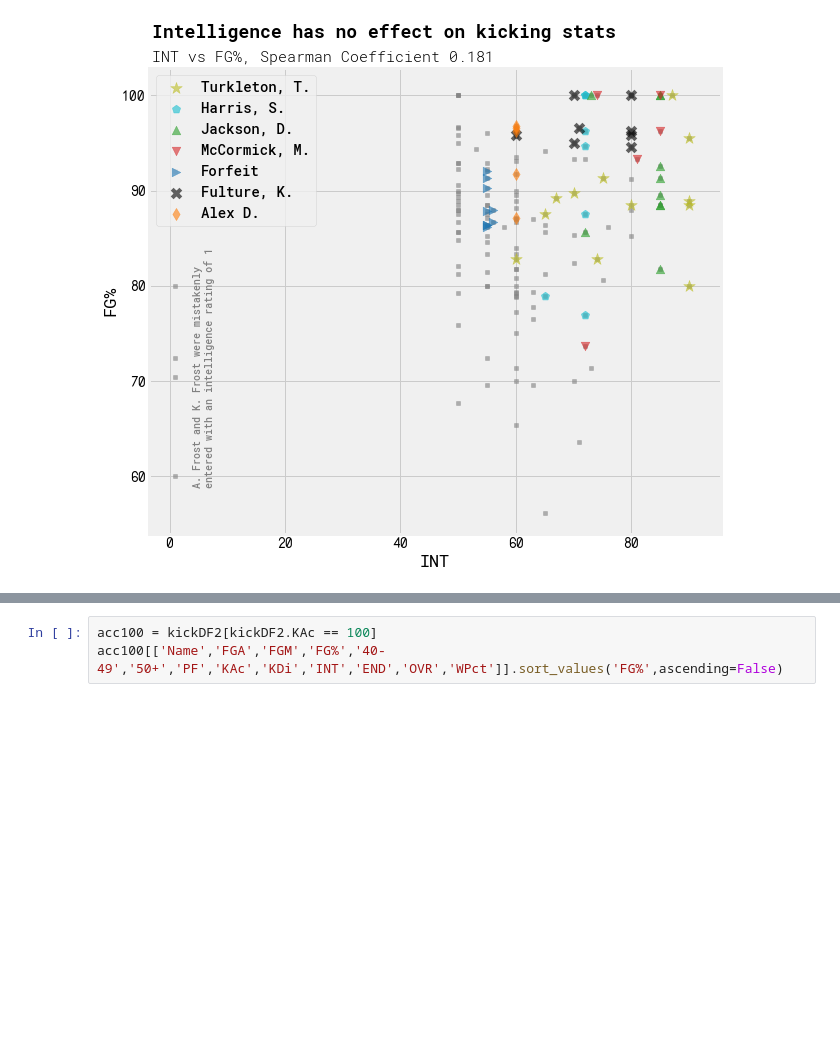
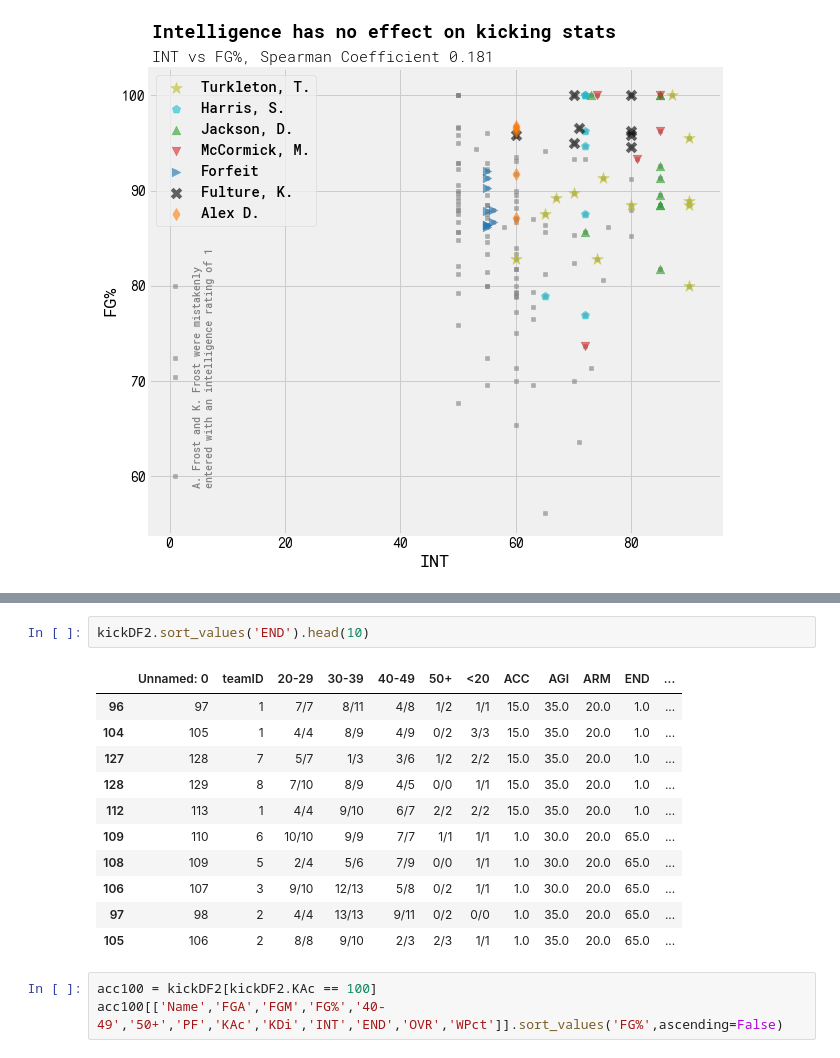
Before and after one commit to infinitempg/kicker-correlations, a Jupyter notebook: analysis.ipynb, the cells around one changed output, grey strips where cells are left out. Cells and saved outputs as stored; diff of their text form; blank space fills up the shorter version.

```diff
--- a/analysis.ipynb
+++ b/analysis.ipynb
@@ -268,3 +323,17 @@ plt.show()
+# %%
+kickDF2.sort_values('END').head(10)
+# %% [output]
+|  | Unnamed: 0 | teamID | 20-29 | 30-39 | 40-49 | 50+ | <20 | ACC | AGI | ARM | END | ... |
+| 96 | 97 | 1 | 7/7 | 8/11 | 4/8 | 1/2 | 1/1 | 15.0 | 35.0 | 20.0 | 1.0 | ... |
+| 104 | 105 | 1 | 4/4 | 8/9 | 4/9 | 0/2 | 3/3 | 15.0 | 35.0 | 20.0 | 1.0 | ... |
+| 127 | 128 | 7 | 5/7 | 1/3 | 3/6 | 1/2 | 2/2 | 15.0 | 35.0 | 20.0 | 1.0 | ... |
+| 128 | 129 | 8 | 7/10 | 8/9 | 4/5 | 0/0 | 1/1 | 15.0 | 35.0 | 20.0 | 1.0 | ... |
+| 112 | 113 | 1 | 4/4 | 9/10 | 6/7 | 2/2 | 2/2 | 15.0 | 35.0 | 20.0 | 1.0 | ... |
+| 109 | 110 | 6 | 10/10 | 9/9 | 7/7 | 1/1 | 1/1 | 1.0 | 30.0 | 20.0 | 65.0 | ... |
+| 108 | 109 | 5 | 2/4 | 5/6 | 7/9 | 0/0 | 1/1 | 1.0 | 30.0 | 20.0 | 65.0 | ... |
+| 106 | 107 | 3 | 9/10 | 12/13 | 5/8 | 0/2 | 1/1 | 1.0 | 30.0 | 20.0 | 65.0 | ... |
+| 97 | 98 | 2 | 4/4 | 13/13 | 9/11 | 0/2 | 0/0 | 1.0 | 35.0 | 20.0 | 65.0 | ... |
+| 105 | 106 | 2 | 8/8 | 9/10 | 2/3 | 2/3 | 1/1 | 1.0 | 35.0 | 20.0 | 65.0 | ... |
 # %%
 acc100 = kickDF2[kickDF2.KAc == 100]
 acc100[['Name','FGA','FGM','FG%','40-49','50+','PF','KAc','KDi','INT','END','OVR','WPct']].sort_values('FG%',ascending=False)
```
Also changed, not shown: parts of 4 cells of this notebook, 15 other files.
